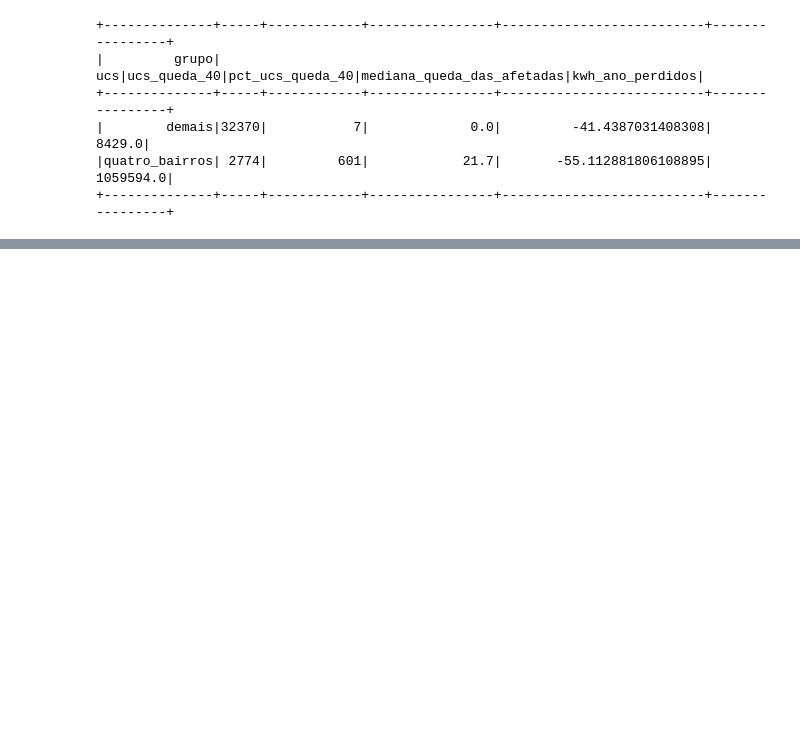
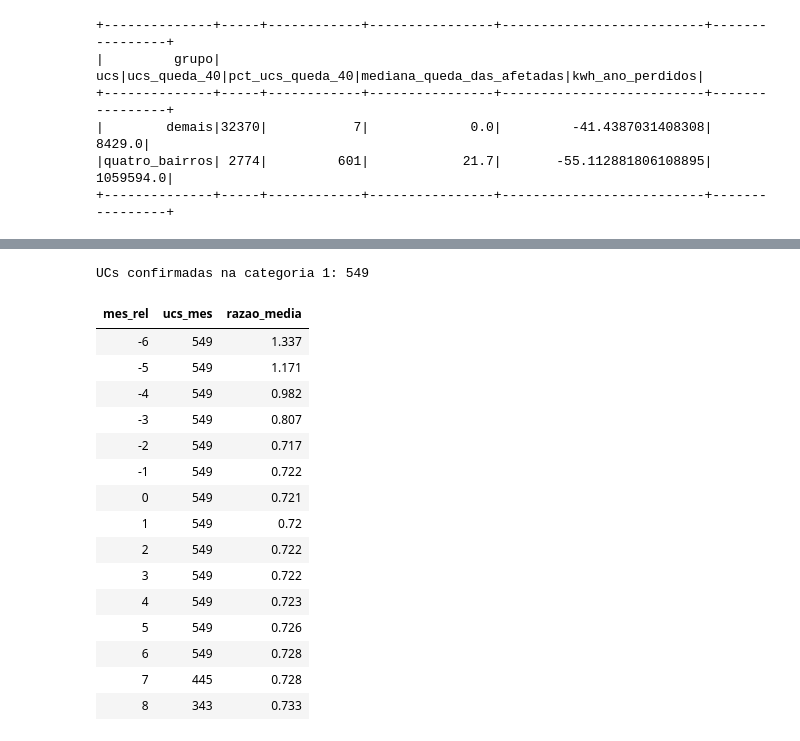
Before and after one commit to marcelaraposoo/V-Energy-Grid-360, a Jupyter notebook: data-engineering/notebooks/exploracao/analise_quatro_bairros.ipynb, the cells around one changed output, grey strips where cells are left out. Saved outputs shown, nothing was run; the diff lists cells and outputs as text; code cells hidden in the pictures; blank space fills up the shorter version.

```diff
--- a/data-engineering/notebooks/exploracao/analise_quatro_bairros.ipynb
+++ b/data-engineering/notebooks/exploracao/analise_quatro_bairros.ipynb
@@ -192,0 +338,33 @@ r = (fato.join(ucs_sem_gd, "id_uc", "left_semi")
+# %%
+conf = (insp.join(r.filter("grupo = 'quatro_bairros' AND queda_forte").select("id_uc"), "id_uc", "left_semi")
+        .filter("irregularidade_confirmada").select("id_uc", "data_inspecao"))
+print("UCs confirmadas na categoria 1:", conf.select("id_uc").distinct().count())    # esperado: 549
+
+demais_mes = (fato.filter("grupo = 'demais' AND NOT possui_gd_no_mes")
+              .groupBy("mes_referencia").agg(F.avg("consumo_kwh").alias("dem_medio")))
+
+rel = (fato.join(conf, "id_uc").join(demais_mes, "mes_referencia")
+       .withColumn("mes_rel", F.months_between(F.to_date(F.concat("mes_referencia", F.lit("-01"))),
+                                                F.trunc("data_inspecao", "month")).cast("int"))
+       .filter("mes_rel BETWEEN -6 AND 8")
+       .withColumn("razao", F.col("consumo_kwh") / F.col("dem_medio")))
+
+display(rel.groupBy("mes_rel").agg(F.count("*").alias("ucs_mes"), F.round(F.avg("razao"), 3).alias("razao_media")).orderBy("mes_rel"))
+# %% [output]
+UCs confirmadas na categoria 1: 549
+| mes_rel | ucs_mes | razao_media |
+| -6 | 549 | 1.337 |
+| -5 | 549 | 1.171 |
+| -4 | 549 | 0.982 |
+| -3 | 549 | 0.807 |
+| -2 | 549 | 0.717 |
+| -1 | 549 | 0.722 |
+| 0 | 549 | 0.721 |
+| 1 | 549 | 0.72 |
+| 2 | 549 | 0.722 |
+| 3 | 549 | 0.722 |
+| 4 | 549 | 0.723 |
+| 5 | 549 | 0.726 |
+| 6 | 549 | 0.728 |
+| 7 | 445 | 0.728 |
+| 8 | 343 | 0.733 |
```
Also changed, not shown: parts of 13 cells of this notebook, 1 other file.
